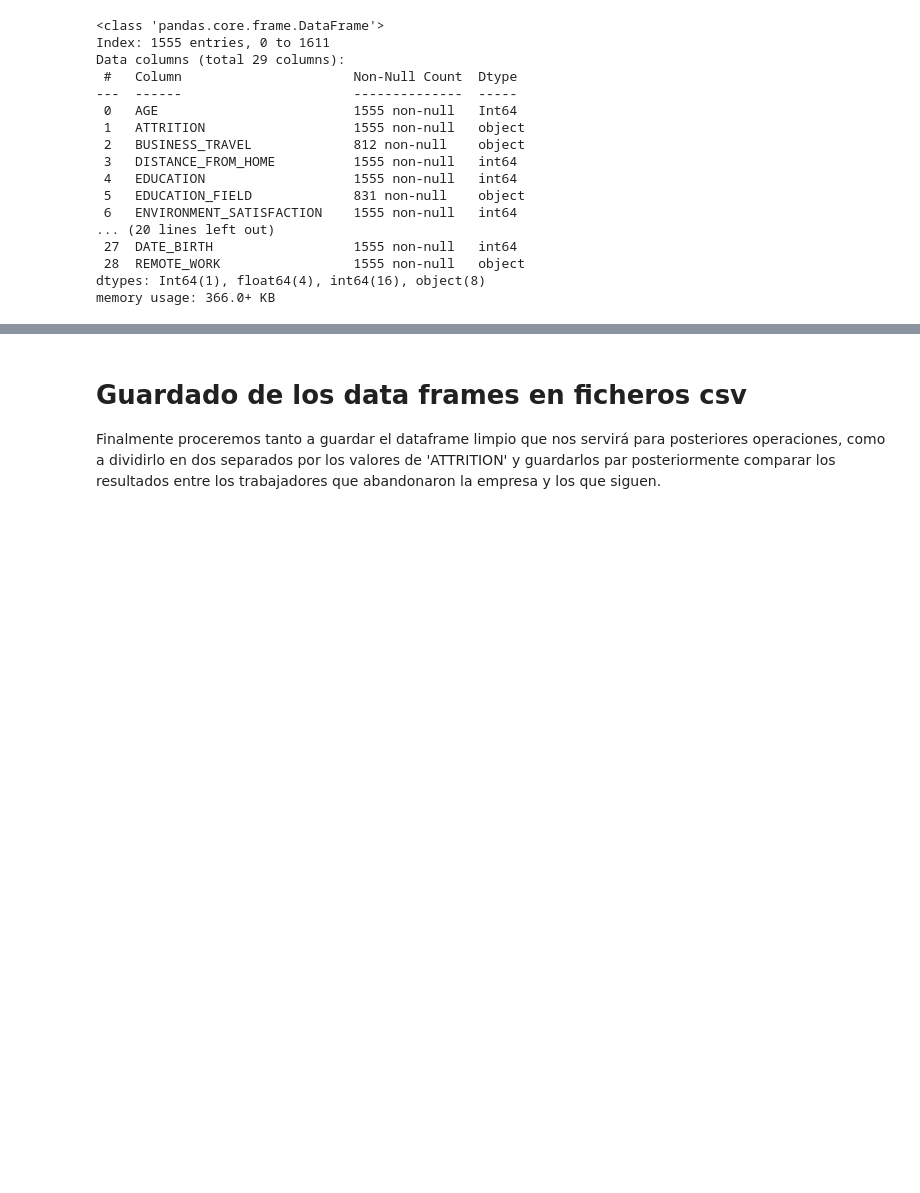
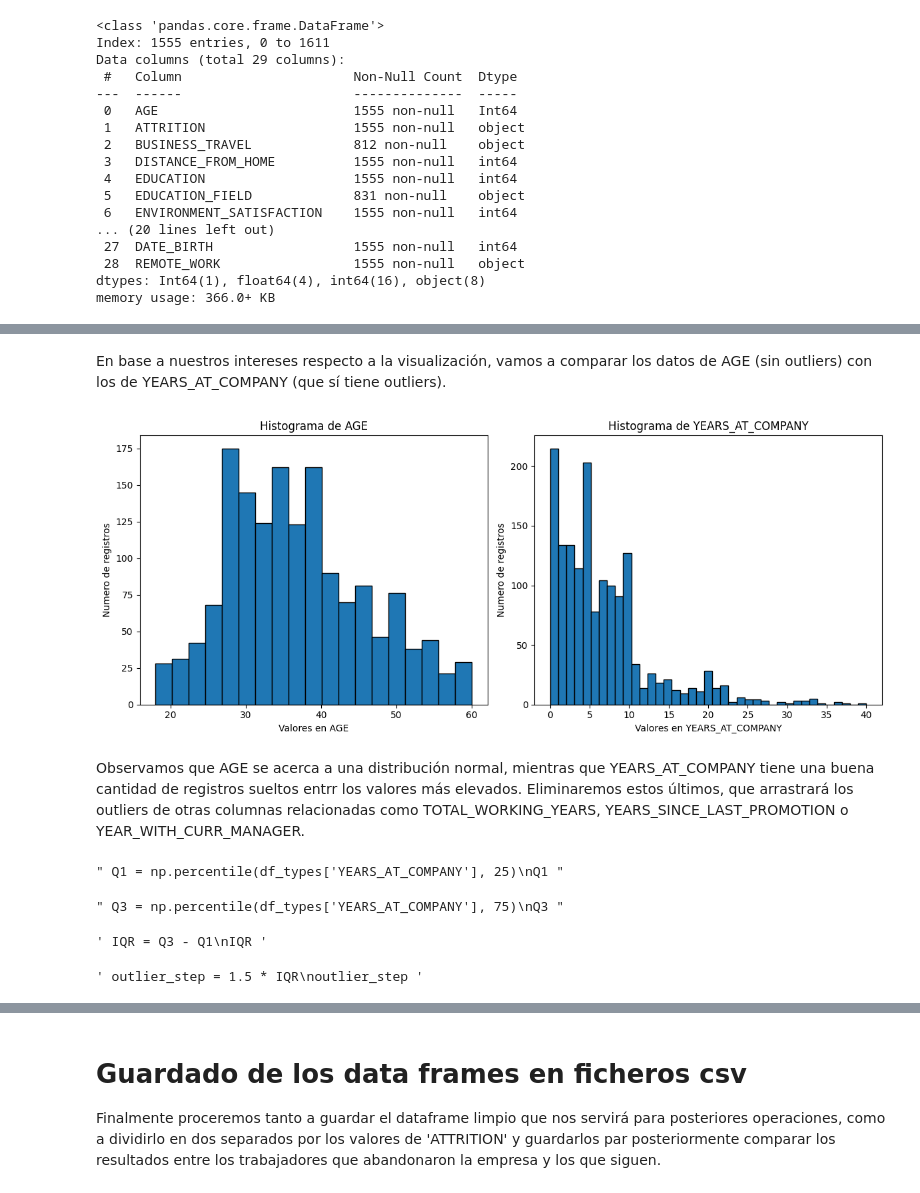
Before and after one commit to Origamologo/Empleados, a Jupyter notebook: 01_limpieza.ipynb, the cells around one changed output, grey strips where cells are left out. Saved outputs shown, nothing was run; the diff lists cells and outputs as text; code cells hidden in the pictures; blank space fills up the shorter version.

```diff
--- a/01_limpieza.ipynb
+++ b/01_limpieza.ipynb
@@ -549,0 +584,50 @@ memory usage: 366.0+ KB
+# %% [markdown]
+En base a nuestros intereses respecto a la visualización, vamos a comparar los datos de AGE (sin outliers) con los de YEARS_AT_COMPANY (que sí tiene outliers).
+# %%
+fig, axes = plt.subplots(1, 2, figsize=(12, 5))
+
+# Plot histogram for 'AGE'
+axes[0].hist(df_types['AGE'], bins='auto', edgecolor='black')
+axes[0].set_xlabel('Valores en AGE')
+axes[0].set_ylabel('Numero de registros')
+axes[0].set_title('Histograma de AGE')
+
+# Plot histogram for 'YEARS_AT_COMPANY'
+axes[1].hist(df_types['YEARS_AT_COMPANY'], bins='auto', edgecolor='black')
+axes[1].set_xlabel('Valores en YEARS_AT_COMPANY')
+axes[1].set_ylabel('Numero de registros')
+axes[1].set_title('Histograma de YEARS_AT_COMPANY')
+
+# Adjust layout for better spacing
+plt.tight_layout()
+
+# Show the combined subplot
+plt.show()
+# %% [output]
+[figure, added]
+# %% [markdown]
+Observamos que AGE se acerca a una distribución normal, mientras que YEARS_AT_COMPANY tiene una buena cantidad de registros sueltos entrr los valores más elevados. Eliminaremos estos últimos, que arrastrará los outliers de otras columnas relacionadas como TOTAL_WORKING_YEARS, YEARS_SINCE_LAST_PROMOTION o YEAR_WITH_CURR_MANAGER.
+# %%
+# cálculo del Q1
+""" Q1 = np.percentile(df_types['YEARS_AT_COMPANY'], 25)
+Q1 """
+# %% [output]
+" Q1 = np.percentile(df_types['YEARS_AT_COMPANY'], 25)\nQ1 "
+# %%
+# cálculo del Q3
+""" Q3 = np.percentile(df_types['YEARS_AT_COMPANY'], 75)
+Q3 """
+# %% [output]
+" Q3 = np.percentile(df_types['YEARS_AT_COMPANY'], 75)\nQ3 "
+# %%
+#calculemos el IQR
+""" IQR = Q3 - Q1
+IQR """
+# %% [output]
+' IQR = Q3 - Q1\nIQR '
+# %%
+# multiplicamos el IQR por 1.5
+""" outlier_step = 1.5 * IQR
+outlier_step """
+# %% [output]
+' outlier_step = 1.5 * IQR\noutlier_step '
```
Also changed, not shown: parts of 18 cells of this notebook, 14 other files.
